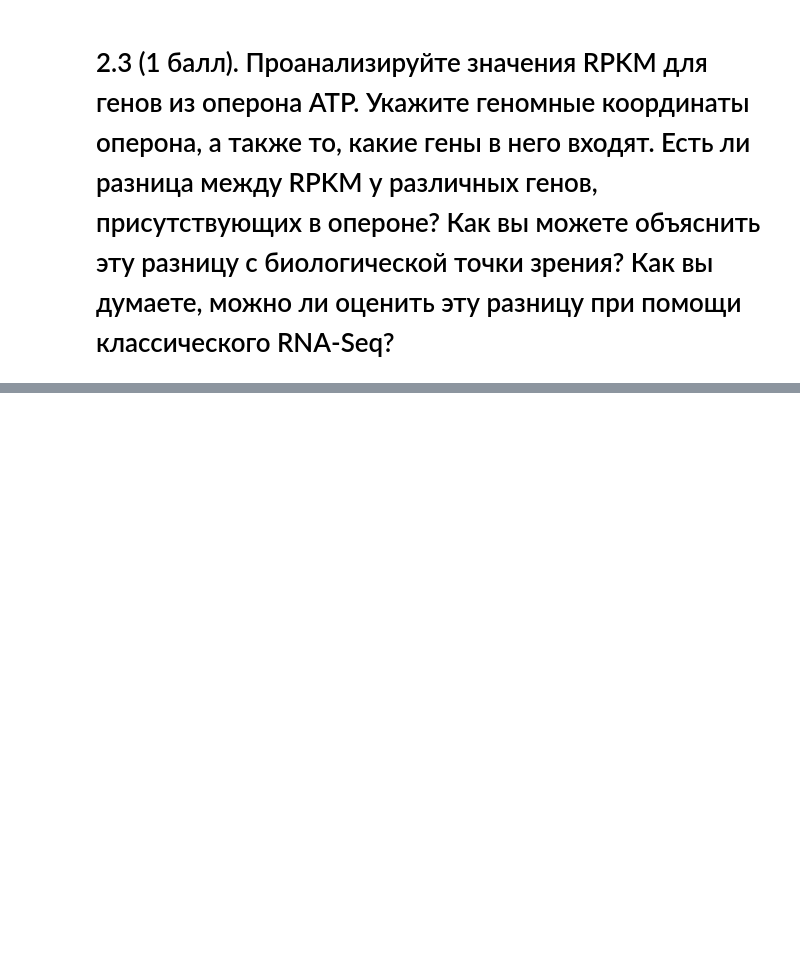
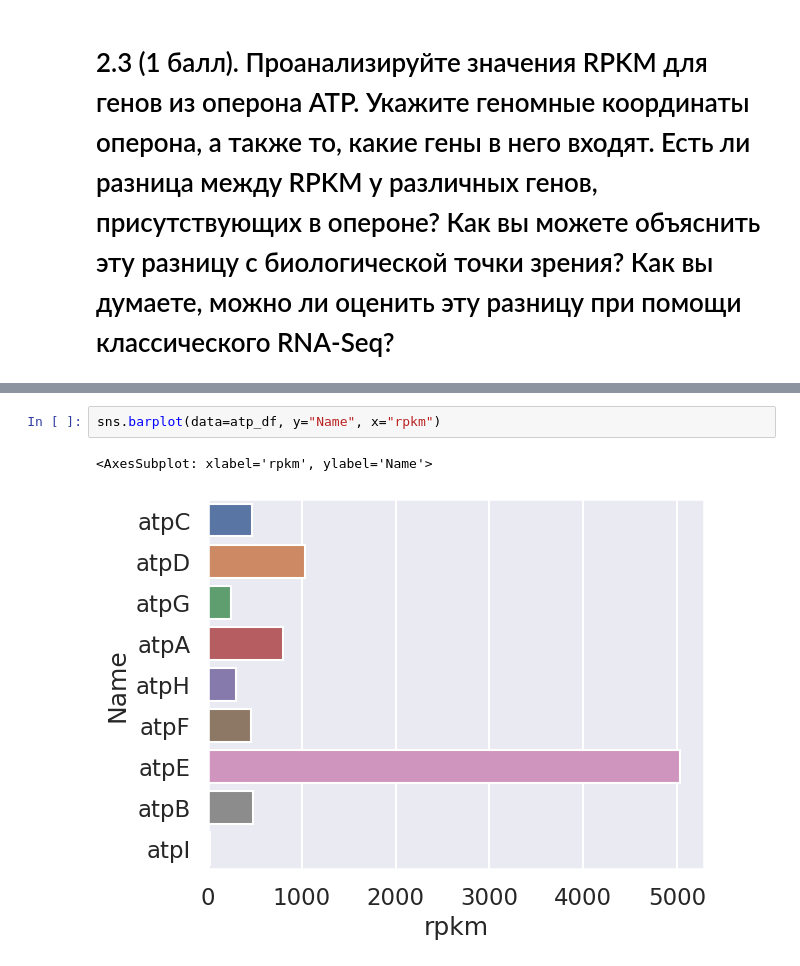
Before and after one commit to alex123012/bioinf_2022, a Jupyter notebook: RiboSeq/RiboSeq.ipynb, the cells around one changed output, grey strips where cells are left out. Cells and saved outputs as stored; diff of their text form; blank space fills up the shorter version.

```diff
--- a/RiboSeq/RiboSeq.ipynb
+++ b/RiboSeq/RiboSeq.ipynb
@@ -634,0 +758,5 @@ genes[["counts", "rpkm", "tpm", "tpm_over_rpkm"]].head()
+# %%
+sns.barplot(data=atp_df, y="Name", x="rpkm")
+# %% [output]
+<AxesSubplot: xlabel='rpkm', ylabel='Name'>
+[figure, added]
```
Also changed, not shown: parts of 27 cells of this notebook.
